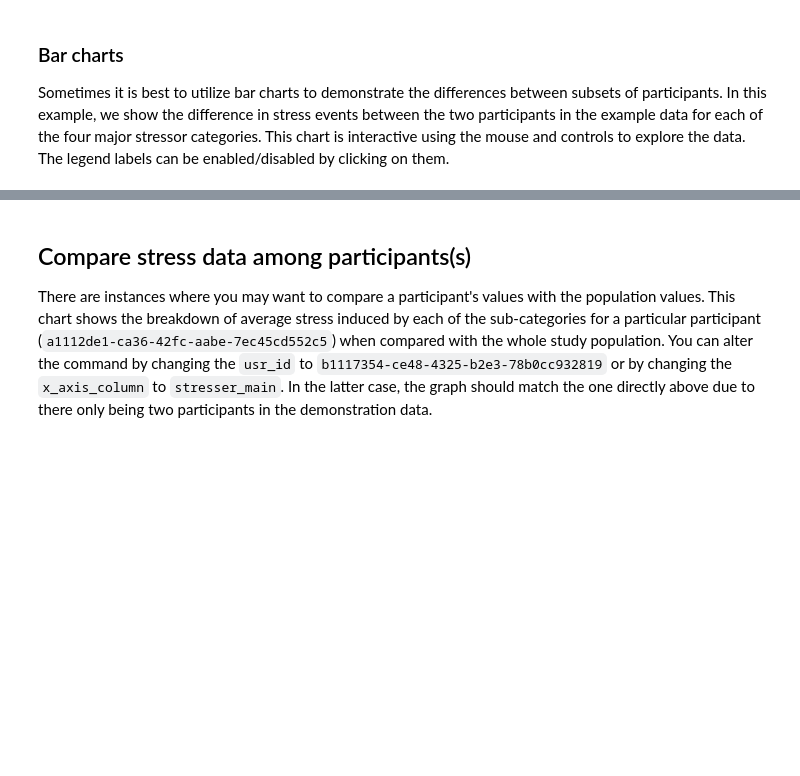
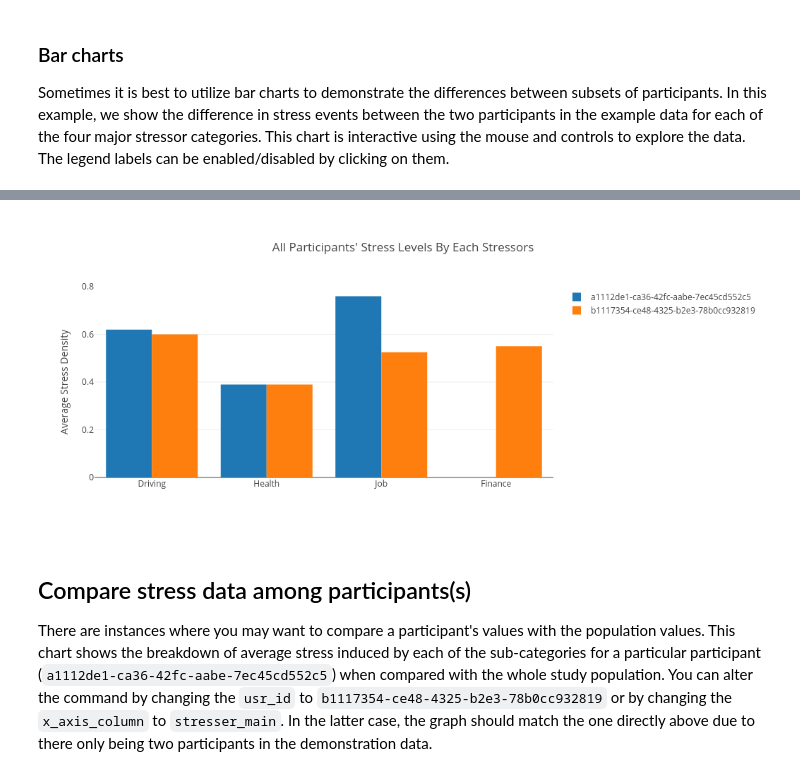
Before and after one commit to MD2Korg/CerebralCortex, a Jupyter notebook: jupyter_demo/plotting_demo.ipynb, the cells around one changed output, grey strips where cells are left out. Cells and saved outputs as stored; diff of their text form; code cells hidden in the pictures; blank space fills up the shorter version.

```diff
--- a/jupyter_demo/plotting_demo.ipynb
+++ b/jupyter_demo/plotting_demo.ipynb
@@ -67,3 +65,7 @@ stress_stream.plot_stress_bar()
+# %%
+plot_stress_bar(stress_stream)
+# %% [output]
+[figure, added]
 # %% [markdown]
 ## Compare stress data among participants(s)
 
```
Also changed, not shown: parts of 11 cells of this notebook, 9 other files.
